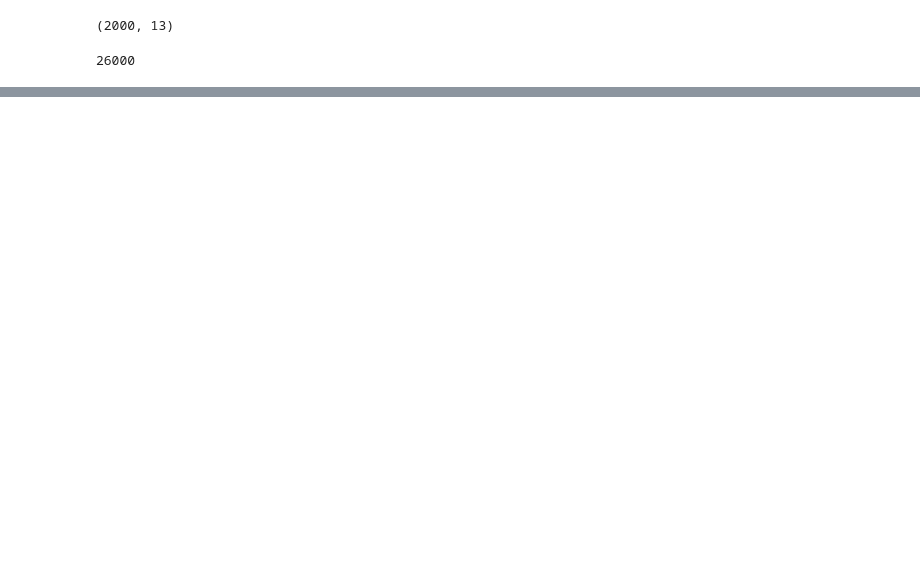
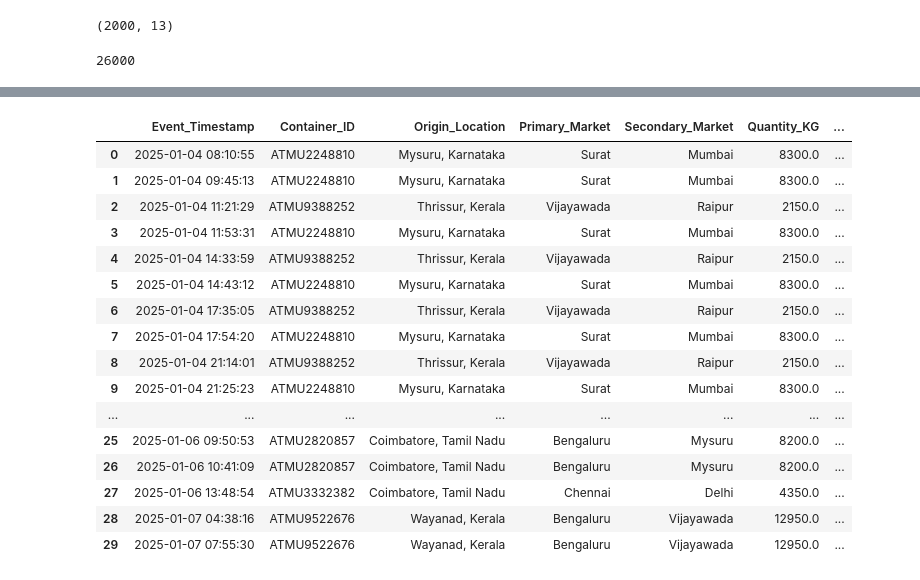
Before and after one commit to Midhunghosh/Micro-Climate-Arbitrage-Analytics, a Jupyter notebook: Untitled.ipynb, the cells around one changed output, grey strips where cells are left out. Drawn from its saved outputs; the diff is of its cells as text; code cells hidden in the pictures; blank space fills up the shorter version.

```diff
--- a/Untitled.ipynb
+++ b/Untitled.ipynb
@@ -208,0 +159,8 @@ Vibration_G
+# %%
+df['Humidity_Percent']=df['Humidity_Percent'].ffill()
+# %%
+df['Vibration_G']=df['Vibration_G'].ffill()
+# %%
+df['Market_Price_INR_KG']=df['Market_Price_INR_KG'].ffill()
+# %%
+df['Spoilage_Risk_Percent']=df['Spoilage_Risk_Percent'].ffill()
@@ -208,0 +184,20 @@ Vibration_G
+# %%
+df.head(30)
+# %% [output]
+|  | Event_Timestamp | Container_ID | Origin_Location | Primary_Market | Secondary_Market | Quantity_KG | ... |
+| 0 | 2025-01-04 08:10:55 | ATMU2248810 | Mysuru, Karnataka | Surat | Mumbai | 8300.0 | ... |
+| 1 | 2025-01-04 09:45:13 | ATMU2248810 | Mysuru, Karnataka | Surat | Mumbai | 8300.0 | ... |
+| 2 | 2025-01-04 11:21:29 | ATMU9388252 | Thrissur, Kerala | Vijayawada | Raipur | 2150.0 | ... |
+| 3 | 2025-01-04 11:53:31 | ATMU2248810 | Mysuru, Karnataka | Surat | Mumbai | 8300.0 | ... |
+| 4 | 2025-01-04 14:33:59 | ATMU9388252 | Thrissur, Kerala | Vijayawada | Raipur | 2150.0 | ... |
+| 5 | 2025-01-04 14:43:12 | ATMU2248810 | Mysuru, Karnataka | Surat | Mumbai | 8300.0 | ... |
+| 6 | 2025-01-04 17:35:05 | ATMU9388252 | Thrissur, Kerala | Vijayawada | Raipur | 2150.0 | ... |
+| 7 | 2025-01-04 17:54:20 | ATMU2248810 | Mysuru, Karnataka | Surat | Mumbai | 8300.0 | ... |
+| 8 | 2025-01-04 21:14:01 | ATMU9388252 | Thrissur, Kerala | Vijayawada | Raipur | 2150.0 | ... |
+| 9 | 2025-01-04 21:25:23 | ATMU2248810 | Mysuru, Karnataka | Surat | Mumbai | 8300.0 | ... |
+| ... | ... | ... | ... | ... | ... | ... | ... |
+| 25 | 2025-01-06 09:50:53 | ATMU2820857 | Coimbatore, Tamil Nadu | Bengaluru | Mysuru | 8200.0 | ... |
+| 26 | 2025-01-06 10:41:09 | ATMU2820857 | Coimbatore, Tamil Nadu | Bengaluru | Mysuru | 8200.0 | ... |
+| 27 | 2025-01-06 13:48:54 | ATMU3332382 | Coimbatore, Tamil Nadu | Chennai | Delhi | 4350.0 | ... |
+| 28 | 2025-01-07 04:38:16 | ATMU9522676 | Wayanad, Kerala | Bengaluru | Vijayawada | 12950.0 | ... |
+| 29 | 2025-01-07 07:55:30 | ATMU9522676 | Wayanad, Kerala | Bengaluru | Vijayawada | 12950.0 | ... |
```
Also changed, not shown: parts of 23 cells of this notebook.
